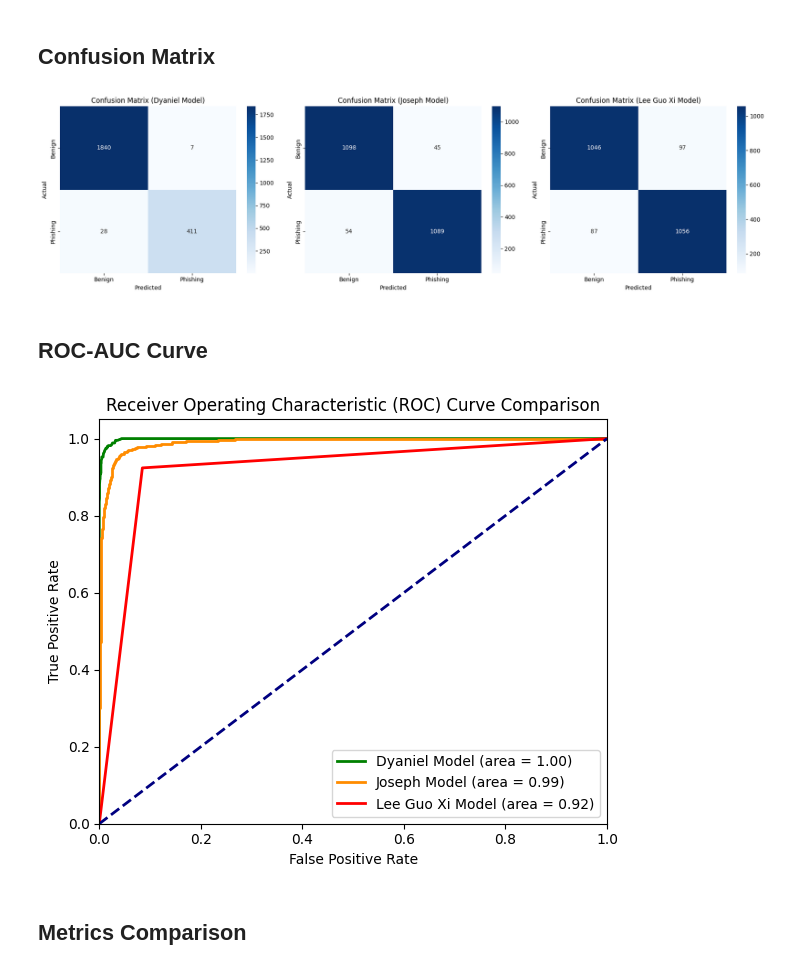
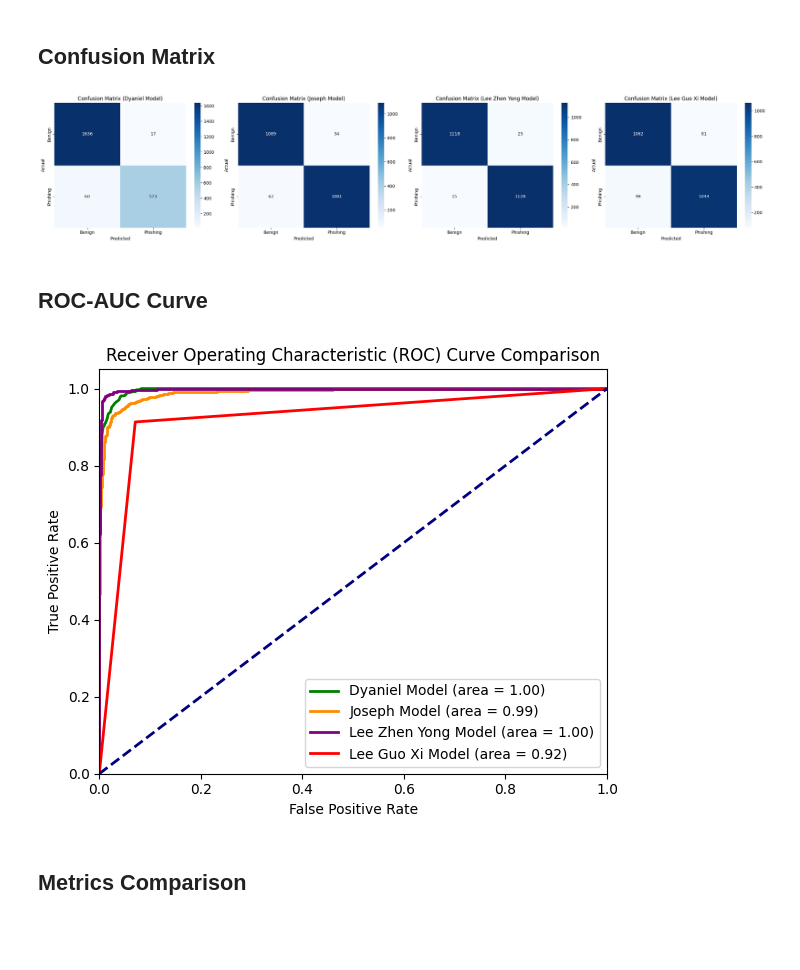
Before and after one commit to DyanielCX/DLI-Assm, a Jupyter notebook: GroupZ_Model_Compilation.ipynb, the cells around one changed output. Drawn from its saved outputs; the diff is of its cells as text; code cells hidden in the pictures; blank space fills up the shorter version.

Commit message:
Group Model Compilation - Compile Zhen Yong Model

```diff
--- a/GroupZ_Model_Compilation.ipynb
+++ b/GroupZ_Model_Compilation.ipynb
@@ -326,0 +541,15 @@ js_training_time = round(js_training_time / 60, 4)
+# %%
+# METRICS: Compute F1, ROC-AUC, PR-AUC for SVC and LR
+
+results = {}
+
+# --- Logistic Regression ---
+y_pred_bin_lr = (test_proba_lr >= best_thr_lr).astype(int)
+f1_lr = f1_score(zy_y_test_, y_pred_bin_lr)
+roc_auc_lr = roc_auc_score(zy_y_test_, test_proba_lr)
+pr_auc_lr = average_precision_score(zy_y_test_, test_proba_lr)
+results["LR"] = {"acc": lr_test_acc, "f1": f1_lr, "roc_auc": roc_auc_lr, "pr_auc": pr_auc_lr}
+
+print("Evaluation Results:")
+for model, vals in results.items():
+    print(f"{model}: Acc={vals['acc']:.4f}, F1={vals['f1']:.4f}, ROC-AUC={vals['roc_auc']:.4f}, PR-AUC={vals['pr_auc']:.4f}")
@@ -343,16 +575,16 @@ X = pad_sequences(seqs, maxlen=maxlen, padding="post", truncating="post")
 ### 2. Train/Val/Test split
 # %%
 # Set a random seed for reproducibility
-# np.random.seed(42)
+np.random.seed(42)
 
 # Set start time for recording the model training time
-guoxi_train_start_time = time.time()
+gx_train_start_time = time.time()
 
-guoxi_X_train, guoxi_X_test, guoxi_y_train, guoxi_y_test = train_test_split(
+gx_X_train, gx_X_test, gx_y_train, gx_y_test = train_test_split(
     X, y, test_size=0.20, random_state=42, stratify=y
 )
 X_train, X_val, y_train, y_val = train_test_split(
-    guoxi_X_train, guoxi_y_train, test_size=0.10, random_state=42, stratify=guoxi_y_train
+    gx_X_train, gx_y_train, test_size=0.10, random_state=42, stratify=gx_y_train
 )
 
 vocab_size = len(tok.word_index) + 1
@@ -498,40 +728,50 @@ guoxi_roc_auc  = roc_auc_score(guoxi_y_test, y_proba)
 ## Confusion Matrix
 # %%
 # Combined Confusion Matrix
-fig, axes = plt.subplots(1, 3, figsize=(18, 5))
+fig, axes = plt.subplots(1, 4, figsize=(24, 5))
 
 # Dyaniel Model Confusion Matrix
 cm_dy = confusion_matrix(dy2_y_test, dy_corrected_preds)
 sns.heatmap(cm_dy, annot=True, fmt="d", cmap="Blues",
             xticklabels=["Benign", "Phishing"],
             yticklabels=["Benign", "Phishing"], ax=axes[0])
 axes[0].set_title("Confusion Matrix (Dyaniel Model)")
 axes[0].set_xlabel("Predicted")
 axes[0].set_ylabel("Actual")
 
 # Joseph Model Confusion Matrix
 cm_js = confusion_matrix(js2_y_test, js_corrected_preds)
 sns.heatmap(cm_js, annot=True, fmt="d", cmap="Blues",
             xticklabels=["Benign", "Phishing"],
             yticklabels=["Benign", "Phishing"], ax=axes[1])
 axes[1].set_title("Confusion Matrix (Joseph Model)")
 axes[1].set_xlabel("Predicted")
 axes[1].set_ylabel("Actual")
 
-# Lee Guo Xi Model Confusion Matrix (LSTM)
-cm_guoxi = confusion_matrix(guoxi_y_test, guoxi_y_pred)
-sns.heatmap(cm_guoxi, annot=True, fmt="d", cmap="Blues",
+# Lee Zhen Yong Model Confusion Matrix
+cm_zy = confusion_matrix(zy_y_test_, zy_y_scores)
+sns.heatmap(cm_zy, annot=True, fmt="d", cmap="Blues",
             xticklabels=["Benign", "Phishing"],
             yticklabels=["Benign", "Phishing"], ax=axes[2])
-axes[2].set_title("Confusion Matrix (Lee Guo Xi Model)")
+axes[2].set_title("Confusion Matrix (Lee Zhen Yong Model)")
 axes[2].set_xlabel("Predicted")
 axes[2].set_ylabel("Actual")
 
 
+# Lee Guo Xi Model Confusion Matrix (LSTM)
+cm_gx = confusion_matrix(gx_y_test, gx_y_scores)
+sns.heatmap(cm_gx, annot=True, fmt="d", cmap="Blues",
+            xticklabels=["Benign", "Phishing"],
+            yticklabels=["Benign", "Phishing"], ax=axes[3])
+axes[3].set_title("Confusion Matrix (Lee Guo Xi Model)")
+axes[3].set_xlabel("Predicted")
+axes[3].set_ylabel("Actual")
+
+
 plt.tight_layout()
 plt.show()
 # %% [output]
-[figure, old version]
+[figure, new version]
 # %% [markdown]
 ## ROC-AUC Curve
 # %%
@@ -553,11 +793,16 @@ js_roc_auc = roc_auc_score(js2_y_test, js_y_scores)
 fpr_js, tpr_js, thresholds_js = roc_curve(js2_y_test, js_y_scores)
 plt.plot(fpr_js, tpr_js, color='darkorange', lw=2, label=f'Joseph Model (area = {js_roc_auc:.2f})')
 
+# Lee Zhen Yong Model ROC Curve
+zy_roc_auc = roc_auc_score(zy_y_test_, test_proba_lr)
+fpr_zy, tpr_zy, thresholds_zy = roc_curve(zy_y_test_, test_proba_lr)
+plt.plot(fpr_zy, tpr_zy, color='purple', lw=2, label=f'Lee Zhen Yong Model (area = {zy_roc_auc:.2f})')
+
 # Lee Guo Xi Model ROC Curve (LSTM)、
-guoxi_y_scores = (y_proba >= 0.5).astype(int)
-guoxi_roc_auc = roc_auc_score(guoxi_y_test, guoxi_y_scores)
-fpr_guoxi, tpr_guoxi, thresholds_guoxi = roc_curve(guoxi_y_test, guoxi_y_scores)
-plt.plot(fpr_guoxi, tpr_guoxi, color='red', lw=2, label=f'Lee Guo Xi Model (area = {guoxi_roc_auc:.2f})')
+gx_y_scores = (y_proba >= 0.5).astype(int)
+gx_roc_auc = roc_auc_score(gx_y_test, gx_y_scores)
+fpr_gx, tpr_gx, thresholds_gx = roc_curve(gx_y_test, gx_y_scores)
+plt.plot(fpr_gx, tpr_gx, color='red', lw=2, label=f'Lee Guo Xi Model (area = {gx_roc_auc:.2f})')
 
 
 plt.plot([0, 1], [0, 1], color='navy', lw=2, linestyle='--')
@@ -570,7 +815,7 @@ plt.legend(loc="lower right")
 plt.tight_layout()
 plt.show()
 # %% [output]
-[figure, old version]
+[figure, new version]
 # %% [markdown]
 ## Metrics Comparison
 # %%
```
Also changed, not shown: parts of 20 cells of this notebook.
